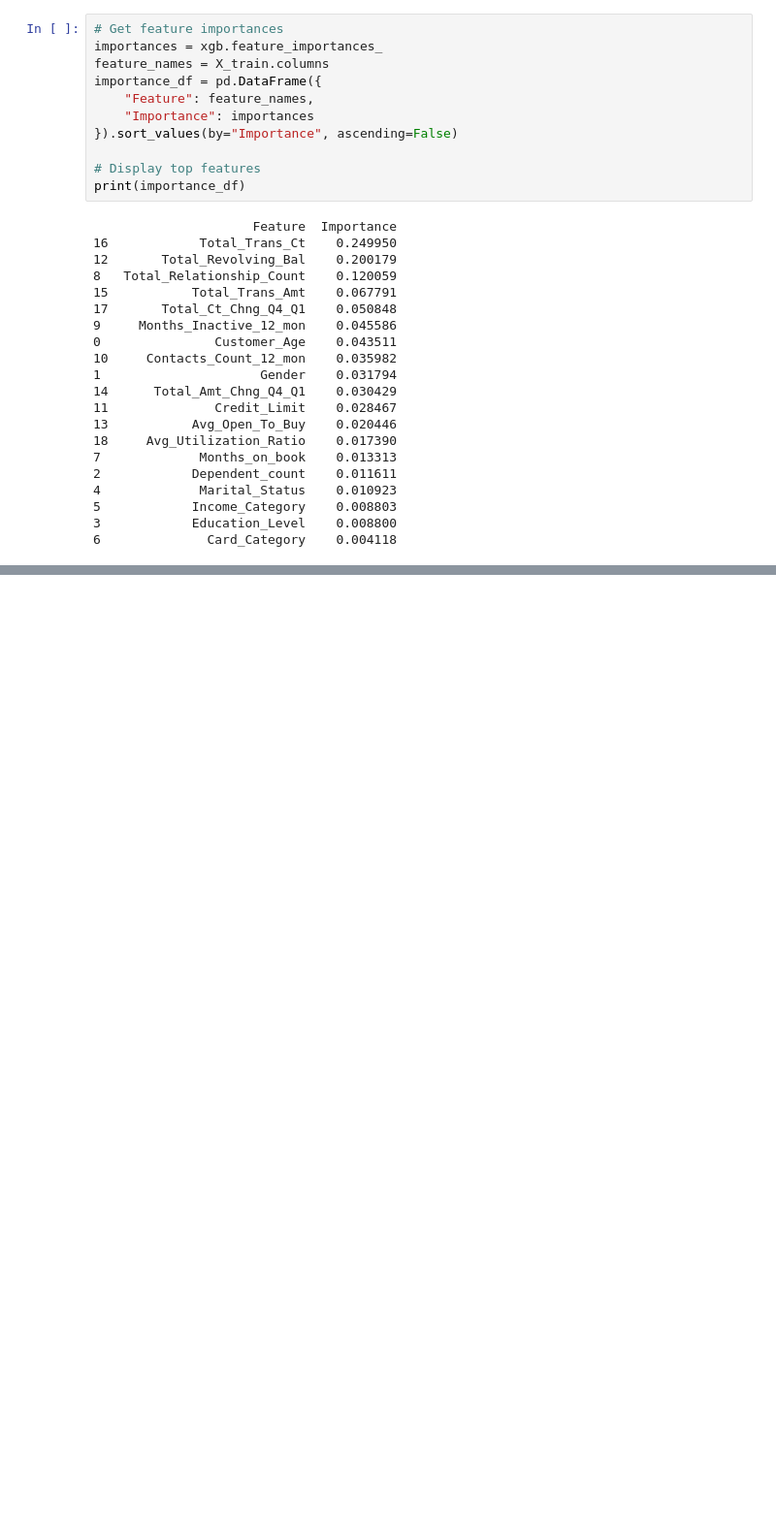
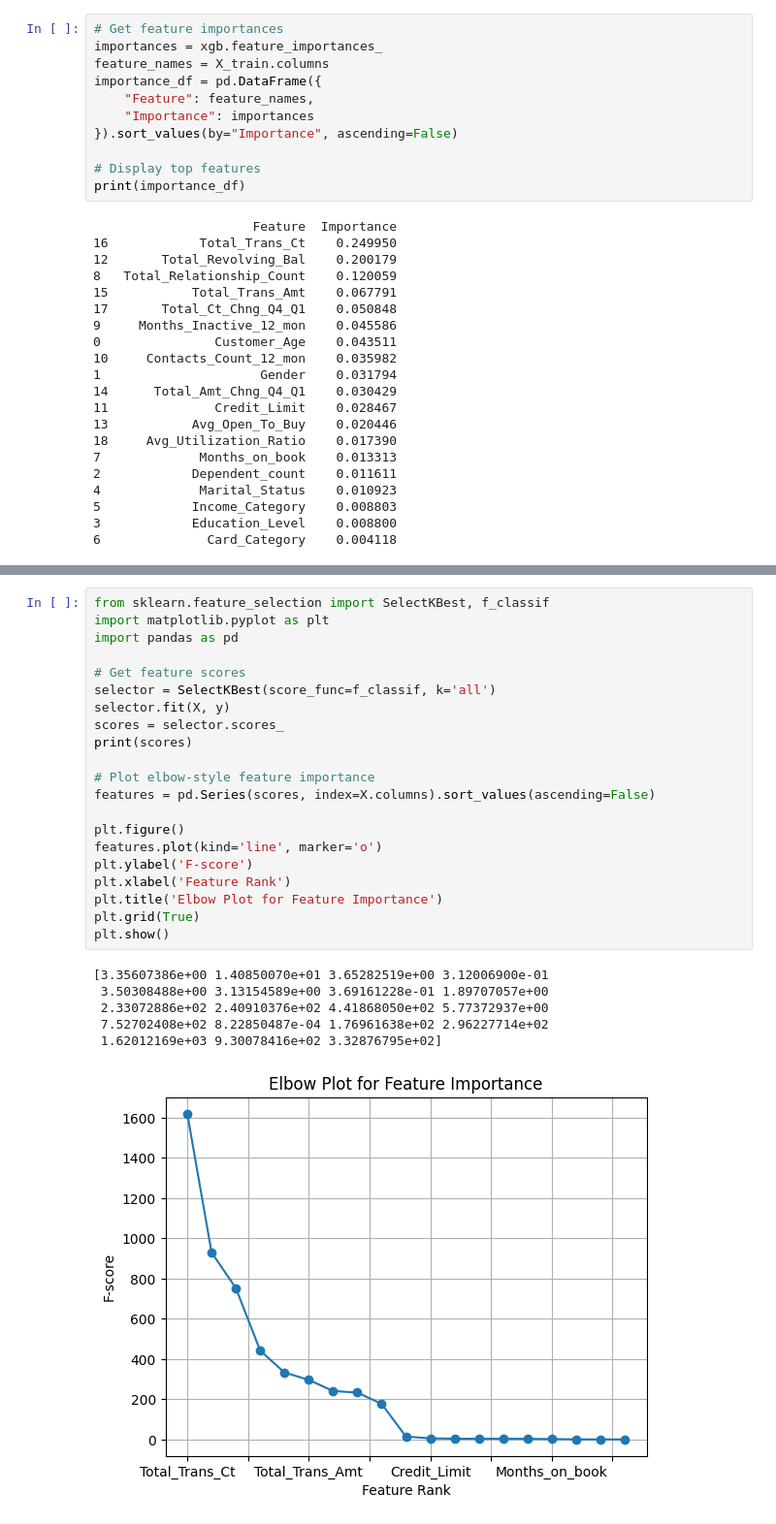
Before and after one commit to CobaltConcrete/DSAI-miniproject, a Jupyter notebook: BankChurn/Analysis.ipynb, the cells around one changed output, grey strips where cells are left out. Shown at 97% size. Saved outputs shown, nothing was run; the diff lists cells and outputs as text; blank space fills up the shorter version.

```diff
--- a/BankChurn/Analysis.ipynb
+++ b/BankChurn/Analysis.ipynb
@@ -213,0 +298,28 @@ print(importance_df)
+# %%
+from sklearn.feature_selection import SelectKBest, f_classif
+import matplotlib.pyplot as plt
+import pandas as pd
+
+# Get feature scores
+selector = SelectKBest(score_func=f_classif, k='all')
+selector.fit(X, y)
+scores = selector.scores_
+print(scores)
+
+# Plot elbow-style feature importance
+features = pd.Series(scores, index=X.columns).sort_values(ascending=False)
+
+plt.figure()
+features.plot(kind='line', marker='o')
+plt.ylabel('F-score')
+plt.xlabel('Feature Rank')
+plt.title('Elbow Plot for Feature Importance')
+plt.grid(True)
+plt.show()
+# %% [output]
+[3.35607386e+00 1.40850070e+01 3.65282519e+00 3.12006900e-01
+ 3.50308488e+00 3.13154589e+00 3.69161228e-01 1.89707057e+00
+ 2.33072886e+02 2.40910376e+02 4.41868050e+02 5.77372937e+00
+ 7.52702408e+02 8.22850487e-04 1.76961638e+02 2.96227714e+02
+ 1.62012169e+03 9.30078416e+02 3.32876795e+02]
+[figure, added]
```
Also changed, not shown: parts of 9 cells of this notebook.
